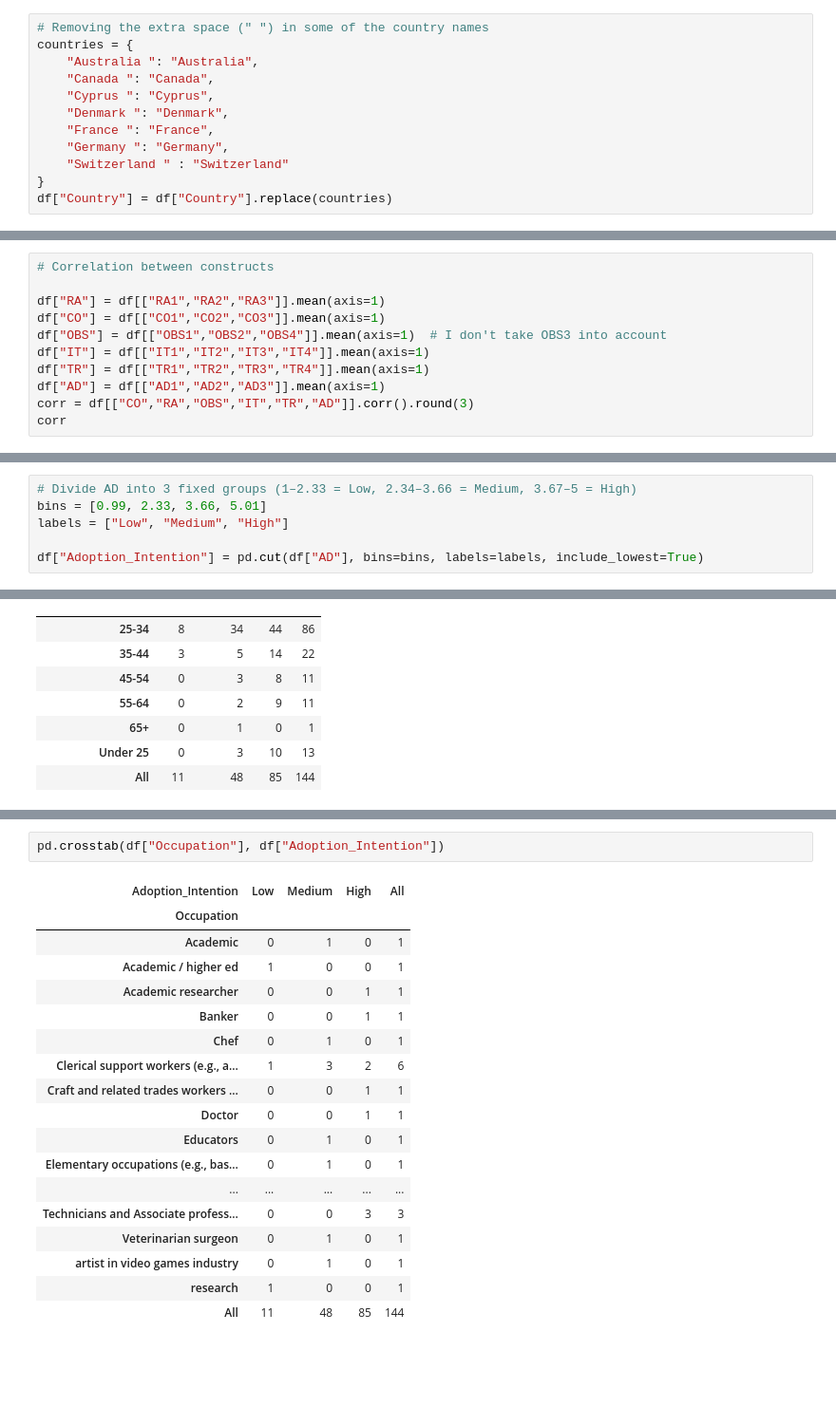
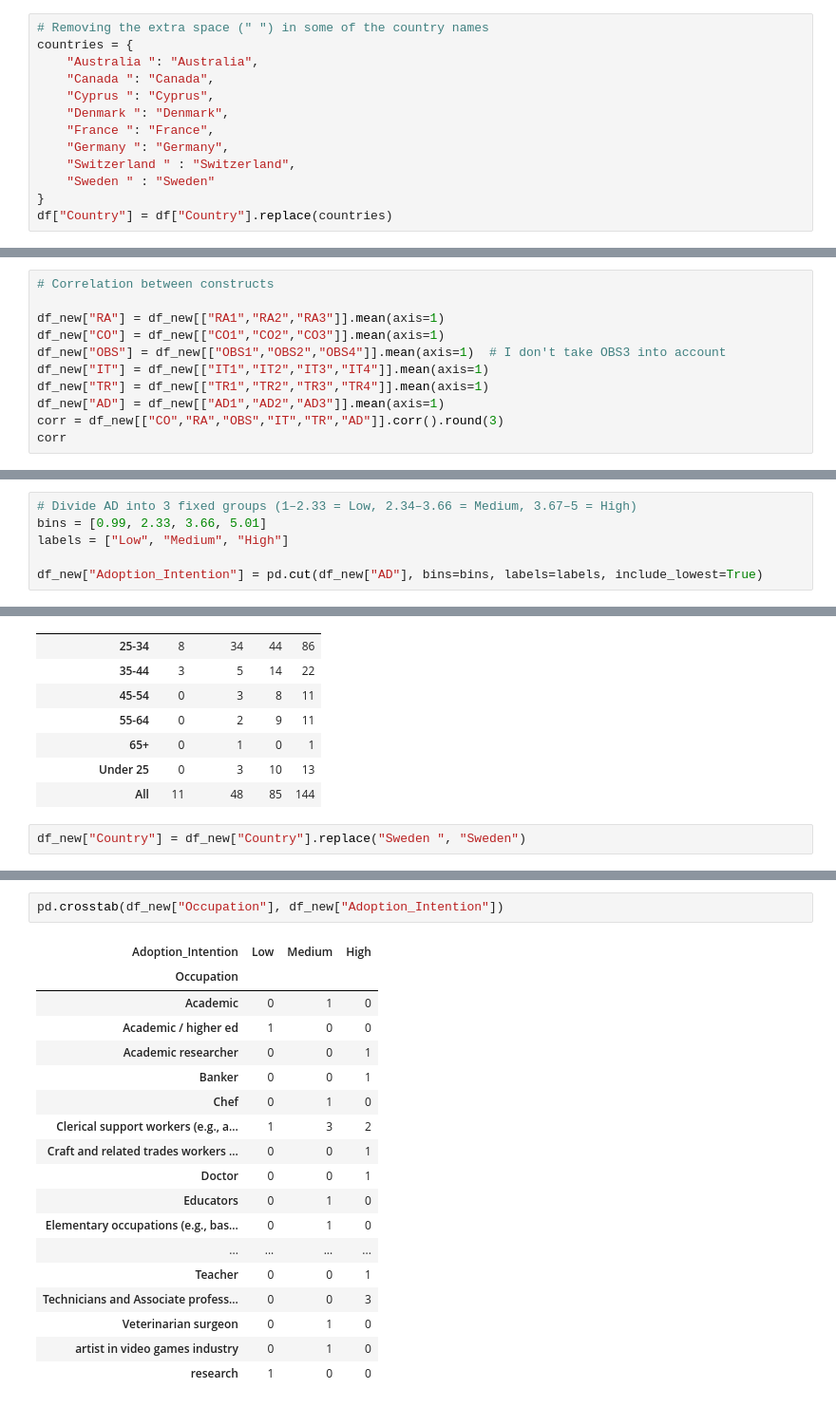
Before and after one commit to KalliopiGeorgiou/Master_Thesis_Diaspora_Repatriation_Platforms, a Jupyter notebook: Thesis_Analysis.ipynb, the cells around one changed output, grey strips where cells are left out. Shown at 95% size. Cells and saved outputs as stored; diff of their text form; blank space fills up the shorter version.

```diff
--- a/Thesis_Analysis.ipynb
+++ b/Thesis_Analysis.ipynb
@@ -132,6 +133,7 @@ countries = {
     "Denmark ": "Denmark",
     "France ": "France",
     "Germany ": "Germany",
-    "Switzerland " : "Switzerland"
+    "Switzerland " : "Switzerland",
+    "Sweden " : "Sweden"
 }
 df["Country"] = df["Country"].replace(countries)
@@ -534,13 +575,13 @@ AD3   0.359745  0.458207  0.435202  0.578208  0.651657  0.652447  1.000000
 # %%
 # Correlation between constructs
 
-df["RA"] = df[["RA1","RA2","RA3"]].mean(axis=1)
-df["CO"] = df[["CO1","CO2","CO3"]].mean(axis=1)
-df["OBS"] = df[["OBS1","OBS2","OBS4"]].mean(axis=1)  # I don't take OBS3 into account
-df["IT"] = df[["IT1","IT2","IT3","IT4"]].mean(axis=1)
-df["TR"] = df[["TR1","TR2","TR3","TR4"]].mean(axis=1)
-df["AD"] = df[["AD1","AD2","AD3"]].mean(axis=1)
-corr = df[["CO","RA","OBS","IT","TR","AD"]].corr().round(3)
+df_new["RA"] = df_new[["RA1","RA2","RA3"]].mean(axis=1)
+df_new["CO"] = df_new[["CO1","CO2","CO3"]].mean(axis=1)
+df_new["OBS"] = df_new[["OBS1","OBS2","OBS4"]].mean(axis=1)  # I don't take OBS3 into account
+df_new["IT"] = df_new[["IT1","IT2","IT3","IT4"]].mean(axis=1)
+df_new["TR"] = df_new[["TR1","TR2","TR3","TR4"]].mean(axis=1)
+df_new["AD"] = df_new[["AD1","AD2","AD3"]].mean(axis=1)
+corr = df_new[["CO","RA","OBS","IT","TR","AD"]].corr().round(3)
 corr
 # %% [output]
 |  | CO | RA | OBS | IT | TR | AD |
@@ -744,5 +785,5 @@ print(summary)
 bins = [0.99, 2.33, 3.66, 5.01]
 labels = ["Low", "Medium", "High"]
 
-df["Adoption_Intention"] = pd.cut(df["AD"], bins=bins, labels=labels, include_lowest=True)
+df_new["Adoption_Intention"] = pd.cut(df_new["AD"], bins=bins, labels=labels, include_lowest=True)
 # %%
@@ -767,4 +807,6 @@ pd.crosstab(df["Age_Group"], df["Adoption_Intention"])
 | 65+ | 0 | 1 | 0 | 1 |
 | Under 25 | 0 | 3 | 10 | 13 |
 | All | 11 | 48 | 85 | 144 |
+# %%
+df_new["Country"] = df_new["Country"].replace("Sweden ", "Sweden")
 # %%
@@ -812,22 +853,22 @@ pd.crosstab(df["Industry"], df["Adoption_Intention"])
 # %%
-pd.crosstab(df["Occupation"], df["Adoption_Intention"])
+pd.crosstab(df_new["Occupation"], df_new["Adoption_Intention"])
 # %% [output]
-| Adoption_Intention | Low | Medium | High | All |
-| Occupation |  |  |  |  |
-| Academic | 0 | 1 | 0 | 1 |
-| Academic / higher ed | 1 | 0 | 0 | 1 |
-| Academic researcher | 0 | 0 | 1 | 1 |
-| Banker | 0 | 0 | 1 | 1 |
-| Chef | 0 | 1 | 0 | 1 |
-| Clerical support workers (e.g., a... | 1 | 3 | 2 | 6 |
-| Craft and related trades workers ... | 0 | 0 | 1 | 1 |
-| Doctor | 0 | 0 | 1 | 1 |
-| Educators | 0 | 1 | 0 | 1 |
-| Elementary occupations (e.g., bas... | 0 | 1 | 0 | 1 |
-| ... | ... | ... | ... | ... |
-| Technicians and Associate profess... | 0 | 0 | 3 | 3 |
-| Veterinarian surgeon | 0 | 1 | 0 | 1 |
-| artist in video games industry | 0 | 1 | 0 | 1 |
-| research | 1 | 0 | 0 | 1 |
-| All | 11 | 48 | 85 | 144 |
+| Adoption_Intention | Low | Medium | High |
+| Occupation |  |  |  |
+| Academic | 0 | 1 | 0 |
+| Academic / higher ed | 1 | 0 | 0 |
+| Academic researcher | 0 | 0 | 1 |
+| Banker | 0 | 0 | 1 |
+| Chef | 0 | 1 | 0 |
+| Clerical support workers (e.g., a... | 1 | 3 | 2 |
+| Craft and related trades workers ... | 0 | 0 | 1 |
+| Doctor | 0 | 0 | 1 |
+| Educators | 0 | 1 | 0 |
+| Elementary occupations (e.g., bas... | 0 | 1 | 0 |
+| ... | ... | ... | ... |
+| Teacher | 0 | 0 | 1 |
+| Technicians and Associate profess... | 0 | 0 | 3 |
+| Veterinarian surgeon | 0 | 1 | 0 |
+| artist in video games industry | 0 | 1 | 0 |
+| research | 1 | 0 | 0 |
 # %%
```
Also changed, not shown: parts of 23 cells of this notebook.
